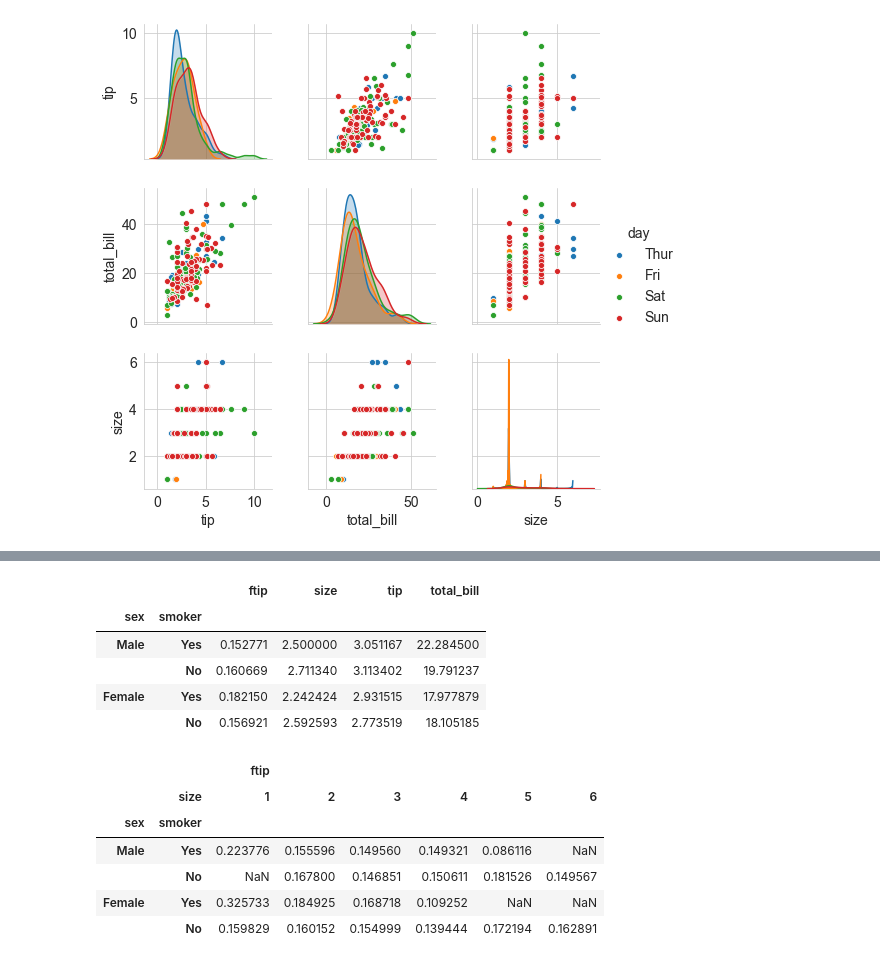
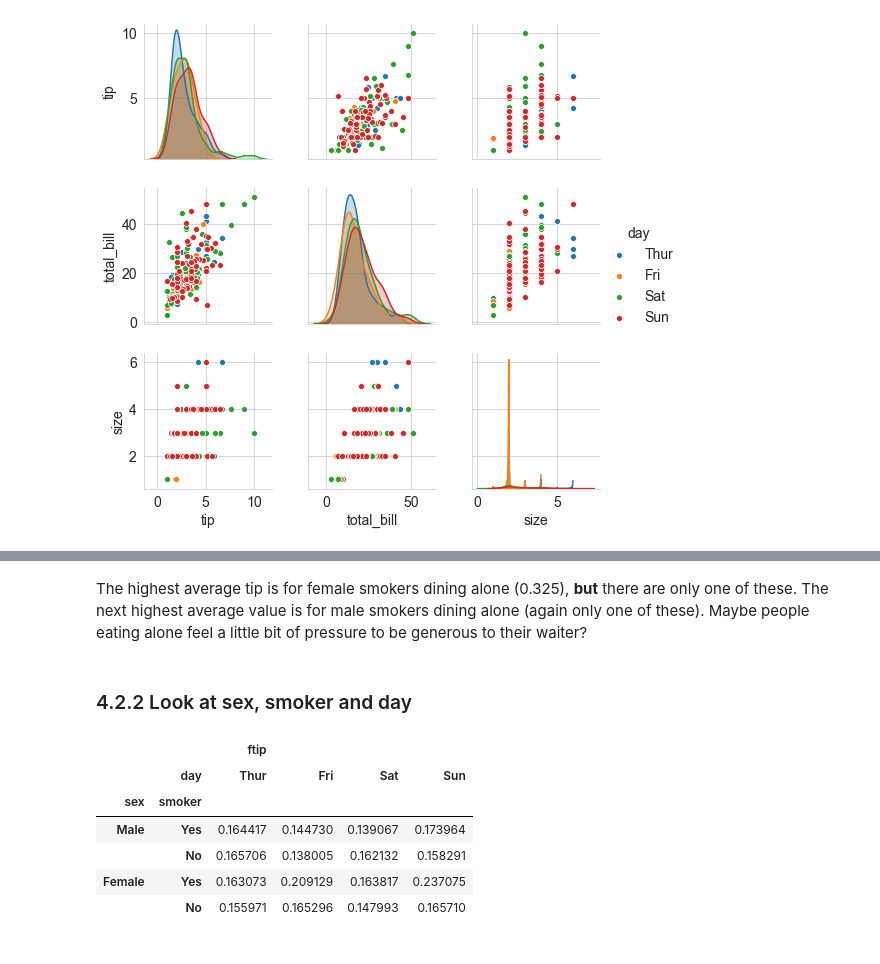
Before and after one commit to elizabethdaly/data-analysis-project, a Jupyter notebook: tips-data-analysis.ipynb, the cells around one changed output, grey strips where cells are left out. Drawn from its saved outputs; the diff is of its cells as text; code cells hidden in the pictures.

```diff
--- a/tips-data-analysis.ipynb
+++ b/tips-data-analysis.ipynb
@@ -555,10 +589,15 @@ Wes McKinney's video "10 minutes to Pandas" talks about the pivot_table as a met
+# %% [markdown]
+The highest average tip is for female smokers dining alone (0.325), **but** there are only one of these. The next highest average value is for male smokers dining alone (again only one of these). Maybe people eating alone feel a little bit of pressure to be generous to their waiter?
+# %% [markdown]
+### 4.2.2 Look at sex, smoker and day
 # %%
-# Summarize data using sex and smoker keys.
-df.pivot_table(index=['sex', 'smoker'])
+# Summarize fractional tip column using sex AND smoker keys and group by day.
+df.pivot_table(['ftip'], index=['sex', 'smoker'], columns='day') # To count group sizes: aggfunc='count'
 # %% [output]
-|  |  | ftip | size | tip | total_bill |
+|  |  | ftip |  |  |  |
+|  | day | Thur | Fri | Sat | Sun |
 | sex | smoker |  |  |  |  |
-| Male | Yes | 0.152771 | 2.500000 | 3.051167 | 22.284500 |
-|  | No | 0.160669 | 2.711340 | 3.113402 | 19.791237 |
-| Female | Yes | 0.182150 | 2.242424 | 2.931515 | 17.977879 |
-|  | No | 0.156921 | 2.592593 | 2.773519 | 18.105185 |
+| Male | Yes | 0.164417 | 0.144730 | 0.139067 | 0.173964 |
+|  | No | 0.165706 | 0.138005 | 0.162132 | 0.158291 |
+| Female | Yes | 0.163073 | 0.209129 | 0.163817 | 0.237075 |
+|  | No | 0.155971 | 0.165296 | 0.147993 | 0.165710 |
@@ -569,15 +603,0 @@ df.pivot_table(index=['sex', 'smoker'])
-# %%
-# Summarize fractional tip column only using sex and smoker keys AND group by party size.
-df.pivot_table(['ftip'], index=['sex', 'smoker'], columns='size')
-
-# Recall outlier = male, smoker, Sunday, dinner, size=2.
-# See a tiny change in that cell, not worth bothering with.
-# df[df.ftip < 0.6].pivot_table(['ftip'], index=['sex', 'smoker'], columns='size') # columns='day' or'time' # ignore outlier
-# %% [output]
-|  |  | ftip |  |  |  |  |  |
-|  | size | 1 | 2 | 3 | 4 | 5 | 6 |
-| sex | smoker |  |  |  |  |  |  |
-| Male | Yes | 0.223776 | 0.155596 | 0.149560 | 0.149321 | 0.086116 | NaN |
-|  | No | NaN | 0.167800 | 0.146851 | 0.150611 | 0.181526 | 0.149567 |
-| Female | Yes | 0.325733 | 0.184925 | 0.168718 | 0.109252 | NaN | NaN |
-|  | No | 0.159829 | 0.160152 | 0.154999 | 0.139444 | 0.172194 | 0.162891 |
```
Also changed, not shown: parts of 21 cells of this notebook, 1 other file.
